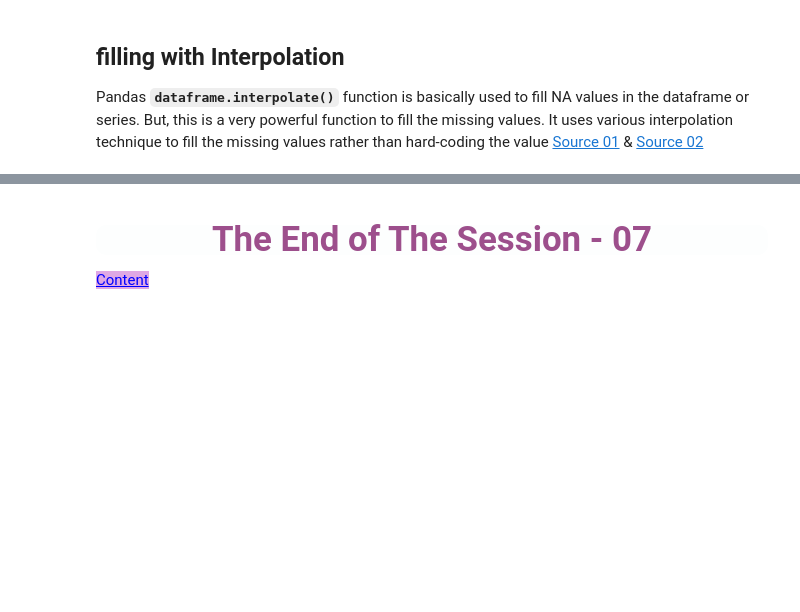
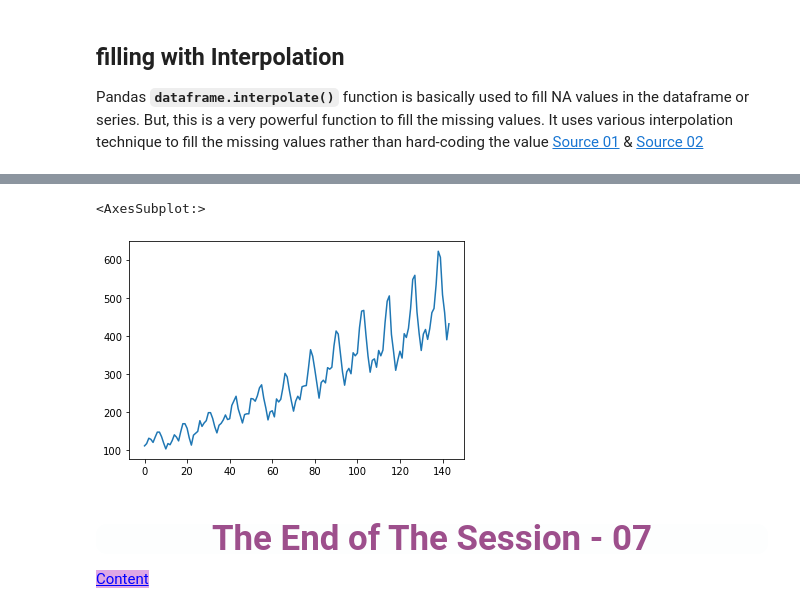
Before and after one commit to harun1yuksel/working, a Jupyter notebook: numpy_pandas_student_notes/DAwPy_S7_(Handling_with_Missing_Values)-İlknur.ipynb, the cells around one changed output, grey strips where cells are left out. Drawn from its saved outputs; the diff is of its cells as text; code cells hidden in the pictures; blank space fills up the shorter version.

```diff
--- a/numpy_pandas_student_notes/DAwPy_S7_(Handling_with_Missing_Values)-İlknur.ipynb
+++ b/numpy_pandas_student_notes/DAwPy_S7_(Handling_with_Missing_Values)-İlknur.ipynb
@@ -1338,3 +1432,8 @@ Pandas **``dataframe.interpolate()``** function is basically used to fill NA val
+# %%
+flights.passengers.plot()
+# %% [output]
+<AxesSubplot:>
+[figure, added]
 # %% [markdown]
 ## <p style="background-color:#FDFEFE; font-family:newtimeroman; color:#9d4f8c; font-size:150%; text-align:center; border-radius:10px 10px;">The End of The Session - 07</p>
 
```
Also changed, not shown: parts of 12 cells of this notebook, 1 other file.
